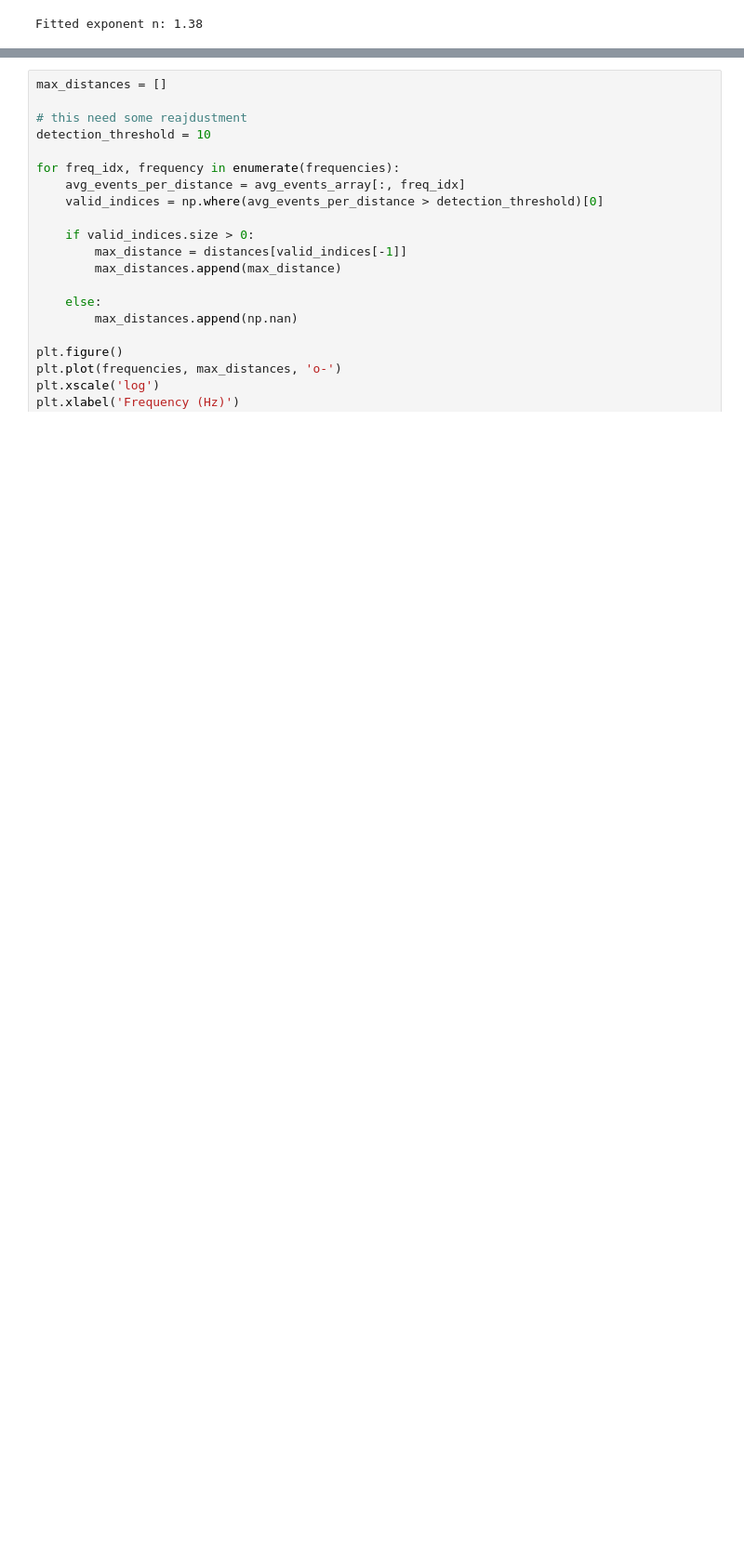
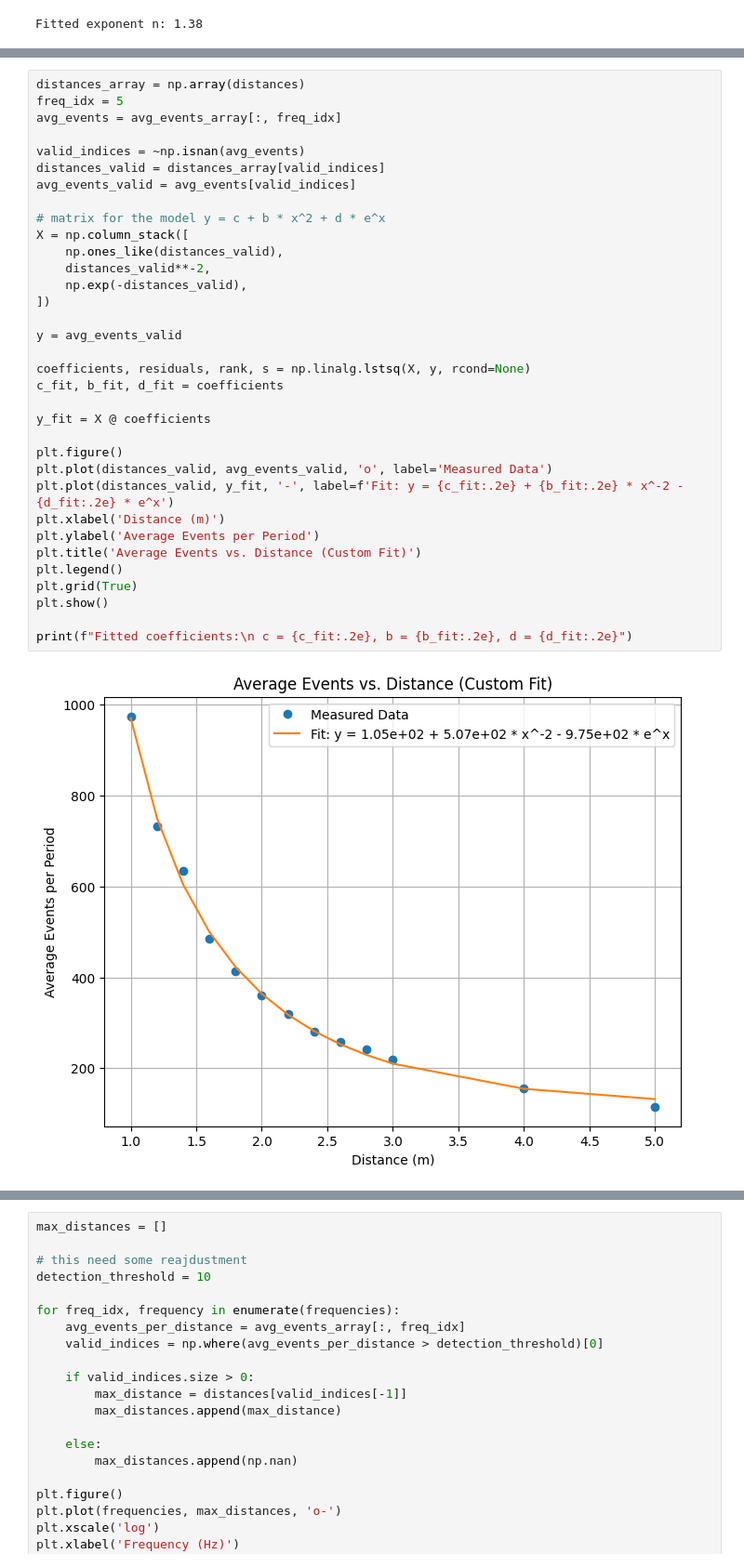
Before and after one commit to kubakubakuba/mrs-uvdar-distance-estimator, a Jupyter notebook: main.ipynb, the cells around one changed output, grey strips where cells are left out. Shown at 93% size. Cells and saved outputs as stored; diff of their text form; blank space fills up the shorter version.

```diff
--- a/main.ipynb
+++ b/main.ipynb
@@ -158,0 +165,36 @@ Fitted exponent n: 1.38
+# %%
+distances_array = np.array(distances)
+freq_idx = 5
+avg_events = avg_events_array[:, freq_idx]
+
+valid_indices = ~np.isnan(avg_events)
+distances_valid = distances_array[valid_indices]
+avg_events_valid = avg_events[valid_indices]
+
+# matrix for the model y = c + b * x^2 + d * e^x
+X = np.column_stack([
+	np.ones_like(distances_valid),
+	distances_valid**-2,
+	np.exp(-distances_valid),
+])
+
+y = avg_events_valid
+
+coefficients, residuals, rank, s = np.linalg.lstsq(X, y, rcond=None)
+c_fit, b_fit, d_fit = coefficients
+
+y_fit = X @ coefficients
+
+plt.figure()
+plt.plot(distances_valid, avg_events_valid, 'o', label='Measured Data')
+plt.plot(distances_valid, y_fit, '-', label=f'Fit: y = {c_fit:.2e} + {b_fit:.2e} * x^-2 - {d_fit:.2e} * e^x')
+plt.xlabel('Distance (m)')
+plt.ylabel('Average Events per Period')
+plt.title('Average Events vs. Distance (Custom Fit)')
+plt.legend()
+plt.grid(True)
+plt.show()
+
+print(f"Fitted coefficients:\n c = {c_fit:.2e}, b = {b_fit:.2e}, d = {d_fit:.2e}")
+# %% [output]
+[figure, added]
```
Also changed, not shown: parts of 4 cells of this notebook, 2 other files.
